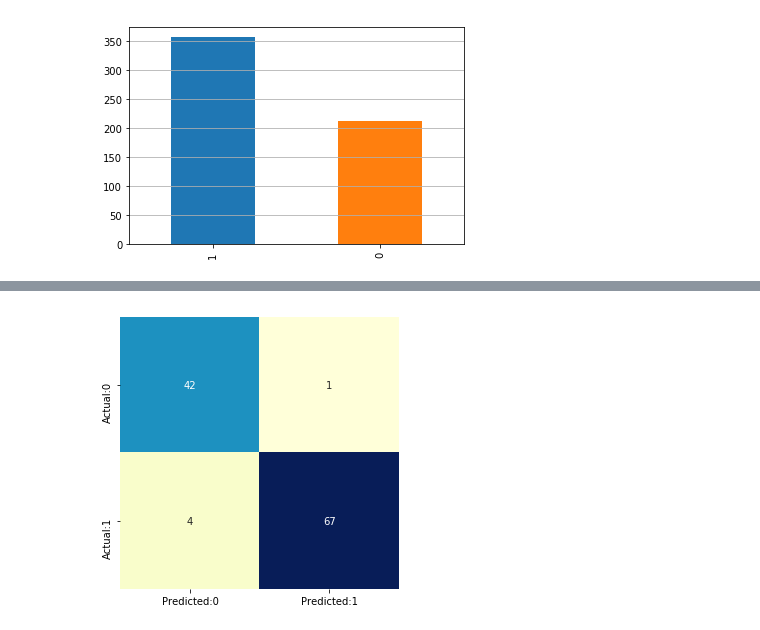
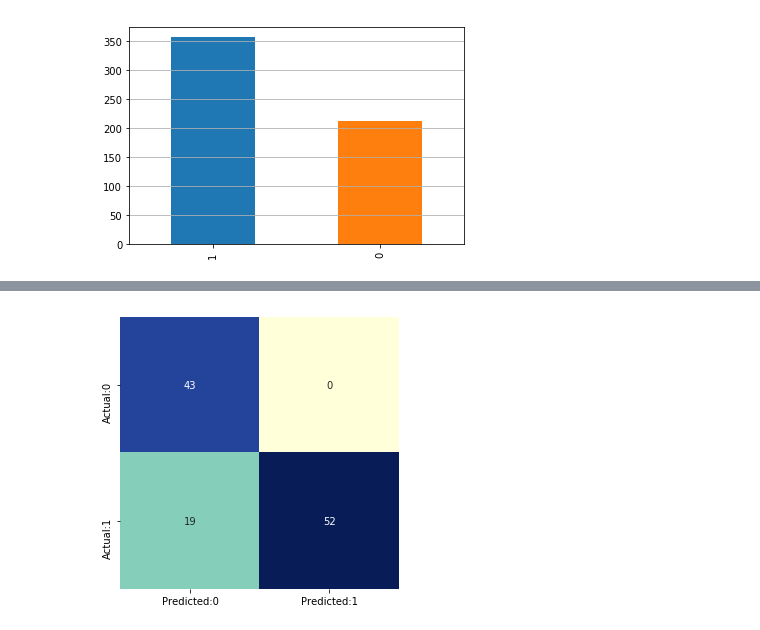
Before and after one commit to alcobeard/otus, a Jupyter notebook: lecture6/HW - Logistic Regression.ipynb, the cells around one changed output, grey strips where cells are left out. Cells and saved outputs as stored; diff of their text form; code cells hidden in the pictures.

```diff
--- a/lecture6/HW - Logistic Regression.ipynb
+++ b/lecture6/HW - Logistic Regression.ipynb
@@ -450,3 +577,12 @@ plt.show()
+# %%
+#train-test split
+X_train, X_test, y_train, y_test = train_test_split(
+    df_drop.drop(['diagnosis'], axis=1), df_drop['diagnosis'], test_size=0.20, random_state=42)
+#standardization
+scaler = StandardScaler()
+
+X_train_scaled = scaler.fit_transform(X_train)
+X_test_scaled = scaler.transform(X_test)
 # %%
 def plot_roc_curve(prob_prediction, actual):
     fpr, tpr, thresholds = roc_curve(y_test, prob_prediction)
@@ -460,3 +596,11 @@ def plot_roc_curve(prob_prediction, actual):
     plt.ylabel('True Positive Rate')
     plt.title('ROC AUC: {:.3f}'.format(auc_score))
     plt.show()
+# %%
+log_reg = LogisticRegression()
+
+log_reg.fit(X_train_scaled, y_train)
+
+#print_metrics(log_reg.predict(X_train_scaled),y_train,log_reg.predict(X_test_scaled),y_test)
+metrics_output["log_reg"] = quality_report(log_reg.predict(X_train_scaled),y_train,log_reg.predict(X_test_scaled),y_test)
+metrics_output
@@ -462,0 +638,8 @@ def plot_roc_curve(prob_prediction, actual):
+# %%
+#train knn
+knn = KNeighborsClassifier(n_neighbors=20)
+knn.fit(X_train_scaled, y_train)
+
+#print_metrics(knn.predict(X_train_scaled),y_train,knn.predict(X_test_scaled),y_test)
+metrics_output["knn"] = quality_report(knn.predict(X_train_scaled),y_train,knn.predict(X_test_scaled),y_test)
+metrics_output
@@ -466,0 +660,6 @@ plot_roc_curve(knn.predict_proba(X_test_scaled)[:,1], y_test)
+# %%
+log_reg_cv = LogisticRegressionCV(Cs=100, cv=3, class_weight='balanced')
+log_reg_cv.fit(X_train_scaled, y_train)
+
+metrics_output["log_reg_cv"] = quality_report(log_reg_cv.predict(X_train_scaled),y_train,log_reg_cv.predict(X_test_scaled),y_test)
+metrics_output
@@ -467,12 +676,8 @@ plot_roc_curve(knn.predict_proba(X_test_scaled)[:,1], y_test)
 # %%
-from sklearn.metrics import confusion_matrix
-
-#
-
-cm = confusion_matrix(y_test, log_reg.predict_proba(X_test_scaled)[:, 1]>0.8)
+cm = confusion_matrix(y_test, log_reg_cv.predict_proba(X_test_scaled)[:, 1]>0.8)
 
 conf_matrix = pd.DataFrame(data = cm, columns = ['Predicted:0','Predicted:1'], index=['Actual:0','Actual:1'])
 plt.figure(figsize = (5,5))
 sns.heatmap(conf_matrix, annot=True,fmt='d',cmap="YlGnBu", cbar=False);
 # %% [output]
-[figure, old version]
+[figure, new version]
```
Also changed, not shown: parts of 37 cells of this notebook, 1 other file.
